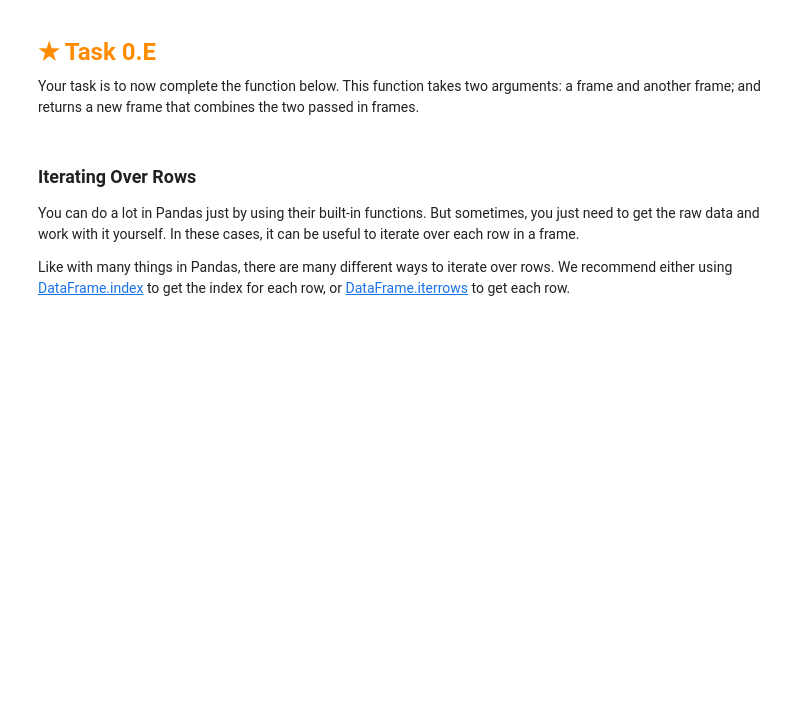
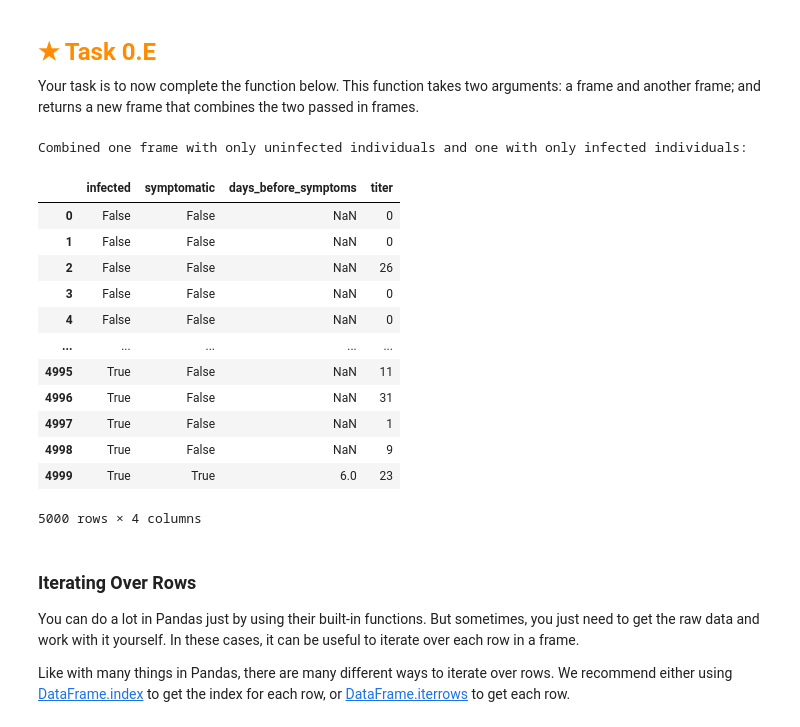
Before and after one commit to IJustWantAJob/CSE40-Assignment1, a Jupyter notebook: assignment.ipynb, the cells around one changed output. Saved outputs shown, nothing was run; the diff lists cells and outputs as text; code cells hidden in the pictures; blank space fills up the shorter version.

```diff
--- a/assignment.ipynb
+++ b/assignment.ipynb
@@ -409,11 +433,27 @@ This function takes two arguments: a frame and another frame;
 and returns a new frame that combines the two passed in frames.
 # %%
 def concat_frames(frame1, frame2):
-    return NotImplemented
+
+    return pandas.concat([frame1, frame2], ignore_index= True)
 
 print("Combined one frame with only uninfected individuals and one with only infected individuals:")
 new_frame = concat_frames(covid_data[~covid_data['infected']], covid_data[covid_data['infected']])
 new_frame
+# %% [output]
+Combined one frame with only uninfected individuals and one with only infected individuals:
+|  | infected | symptomatic | days_before_symptoms | titer |
+| 0 | False | False | NaN | 0 |
+| 1 | False | False | NaN | 0 |
+| 2 | False | False | NaN | 26 |
+| 3 | False | False | NaN | 0 |
+| 4 | False | False | NaN | 0 |
+| ... | ... | ... | ... | ... |
+| 4995 | True | False | NaN | 11 |
+| 4996 | True | False | NaN | 31 |
+| 4997 | True | False | NaN | 1 |
+| 4998 | True | False | NaN | 9 |
+| 4999 | True | True | 6.0 | 23 |
+5000 rows × 4 columns
 # %% [markdown]
 ### Iterating Over Rows
 
```
Also changed, not shown: parts of 10 cells of this notebook.
